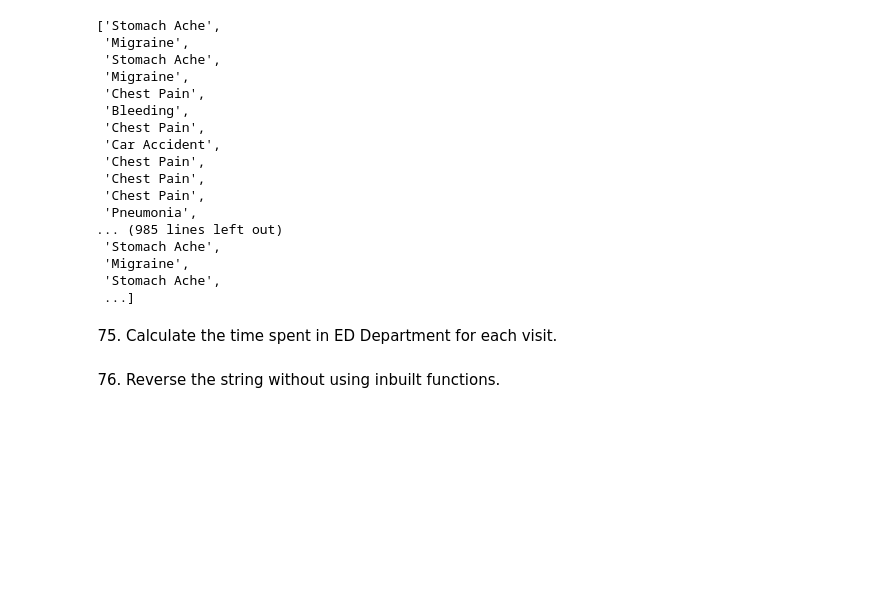
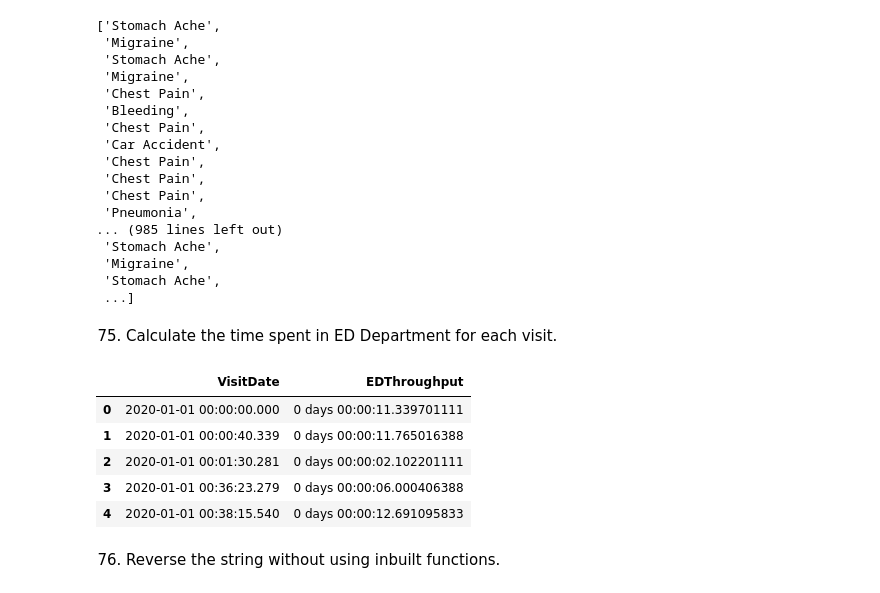
Before and after one commit to PoovithaJayaprakash/Mighty-Pythons, a Jupyter notebook: Mighty-Pythons.ipynb, the cells around one changed output. Drawn from its saved outputs; the diff is of its cells as text; code cells hidden in the pictures; blank space fills up the shorter version.

```diff
--- a/Mighty-Pythons.ipynb
+++ b/Mighty-Pythons.ipynb
@@ -930,6 +1112,27 @@ list(reason.values.tolist())
  ...]
 # %% [markdown]
 75. Calculate the time spent in ED Department for each visit.
+# %%
+#accessing the data
+EDVisits=df['EDVisits']
+
+#Calculating ED throughput in hrs
+
+EDVisits['EDThroughput']=EDVisits['EDDischargeTime']-EDVisits['VisitDate']
+EDVisits['EDThroughput']=EDVisits['EDThroughput']/3600
+EDVisits.head()
+
+#calculating the EDthroughput for each visit.
+
+EDthru_eachvisit=EDVisits.groupby(['VisitDate'])['EDThroughput'].sum().reset_index()
+EDthru_eachvisit.head()
+# %% [output]
+|  | VisitDate | EDThroughput |
+| 0 | 2020-01-01 00:00:00.000 | 0 days 00:00:11.339701111 |
+| 1 | 2020-01-01 00:00:40.339 | 0 days 00:00:11.765016388 |
+| 2 | 2020-01-01 00:01:30.281 | 0 days 00:00:02.102201111 |
+| 3 | 2020-01-01 00:36:23.279 | 0 days 00:00:06.000406388 |
+| 4 | 2020-01-01 00:38:15.540 | 0 days 00:00:12.691095833 |
 # %% [markdown]
 76. Reverse the string without using inbuilt functions.
 # %% [markdown]
```
Also changed, not shown: parts of 23 cells of this notebook.
